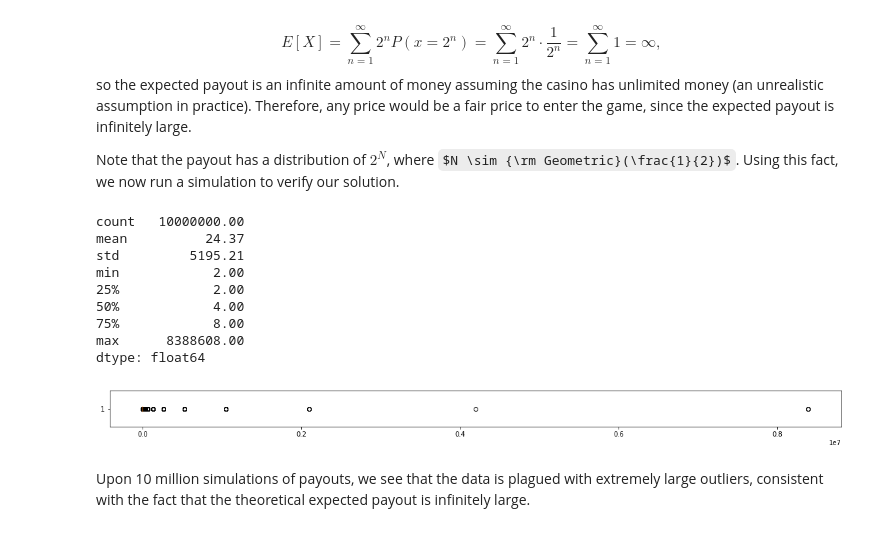
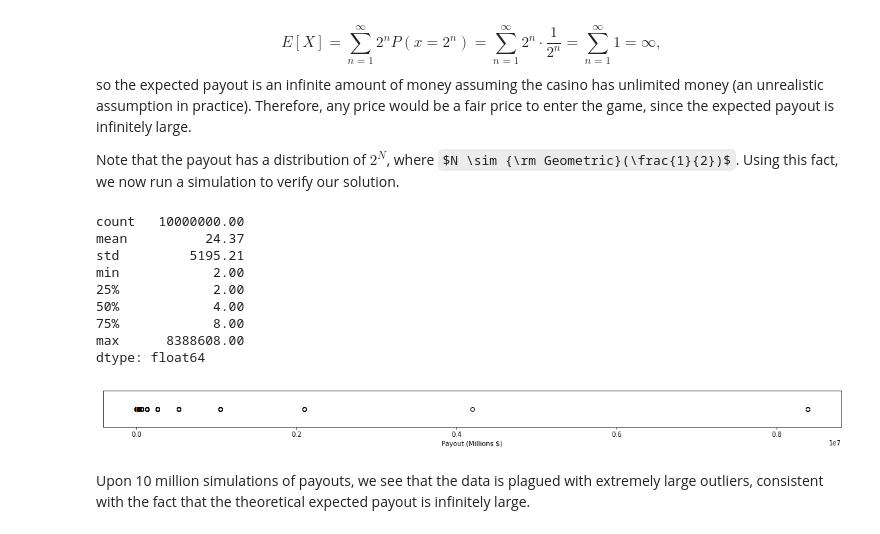
Before and after one commit to dleestat/quirky-data-science, a Jupyter notebook: quirky-data-science.ipynb, the cells around one changed output. Drawn from its saved outputs; the diff is of its cells as text; code cells hidden in the pictures; some formulas as TeX source.

```diff
--- a/quirky-data-science.ipynb
+++ b/quirky-data-science.ipynb
@@ -149,20 +187,22 @@ Note that the payout has a distribution of $2^N$, where $N \sim {\rm Geometric}(
 # %%
 plt.figure(figsize=[20,1])
 np.random.seed(0)
 payouts = pd.Series(2**np.random.geometric(.5, 10000000))
 plt.boxplot(payouts, vert=False)
+plt.xlabel('Payout (Millions $)')
+plt.yticks([])
 payouts.describe()
 # %% [output]
 count   10000000.00
 mean          24.37
 std         5195.21
 min            2.00
 25%            2.00
 50%            4.00
 75%            8.00
 max      8388608.00
 dtype: float64
-[figure, old version]
+[figure, new version]
 # %% [markdown]
 Upon 10 million simulations of payouts, we see that the data is plagued with extremely large outliers, consistent with the fact that the theoretical expected payout is infinitely large.
 # %% [markdown]
```
Also changed, not shown: parts of 11 cells of this notebook.
